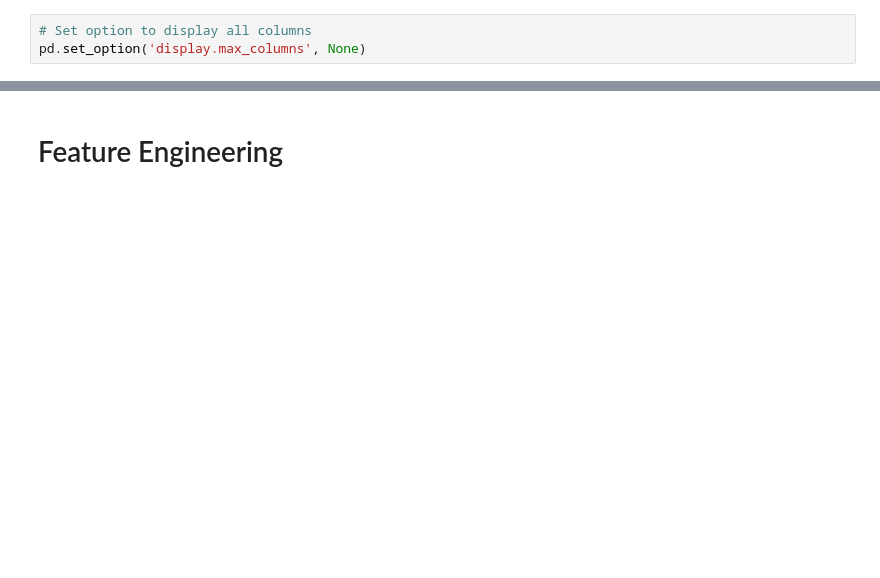
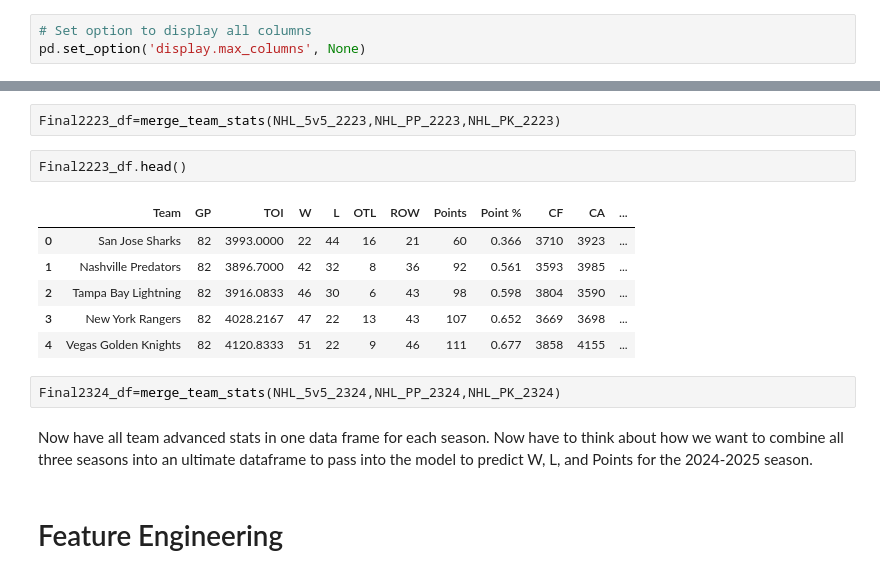
Before and after one commit to Nick3429/2025-NHL-Standings-Projections, a Jupyter notebook: DataScraper.ipynb, the cells around one changed output, grey strips where cells are left out. Cells and saved outputs as stored; diff of their text form; blank space fills up the shorter version.

```diff
--- a/DataScraper.ipynb
+++ b/DataScraper.ipynb
@@ -96,2 +133,17 @@ def merge_team_stats(primary_df, pp_df, pk_df):
+# %%
+Final2223_df=merge_team_stats(NHL_5v5_2223,NHL_PP_2223,NHL_PK_2223)
+# %%
+Final2223_df.head()
+# %% [output]
+|  | Team | GP | TOI | W | L | OTL | ROW | Points | Point % | CF | CA | ... |
+| 0 | San Jose Sharks | 82 | 3993.0000 | 22 | 44 | 16 | 21 | 60 | 0.366 | 3710 | 3923 | ... |
+| 1 | Nashville Predators | 82 | 3896.7000 | 42 | 32 | 8 | 36 | 92 | 0.561 | 3593 | 3985 | ... |
+| 2 | Tampa Bay Lightning | 82 | 3916.0833 | 46 | 30 | 6 | 43 | 98 | 0.598 | 3804 | 3590 | ... |
+| 3 | New York Rangers | 82 | 4028.2167 | 47 | 22 | 13 | 43 | 107 | 0.652 | 3669 | 3698 | ... |
+| 4 | Vegas Golden Knights | 82 | 4120.8333 | 51 | 22 | 9 | 46 | 111 | 0.677 | 3858 | 4155 | ... |
+# %%
+Final2324_df=merge_team_stats(NHL_5v5_2324,NHL_PP_2324,NHL_PK_2324)
+# %% [markdown]
+Now have all team advanced stats in one data frame for each season. Now have to think about how we want to combine all three seasons into an ultimate dataframe to pass into the model to predict W, L, and Points for the 2024-2025 season.
 # %% [markdown]
 # Feature Engineering
```
Also changed, not shown: parts of 26 cells of this notebook, 9 other files.
